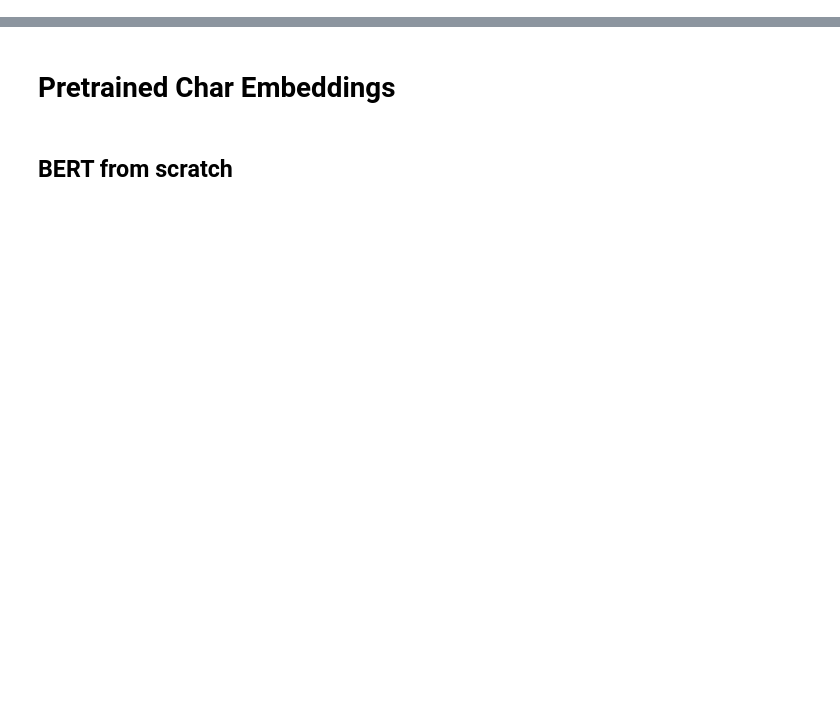
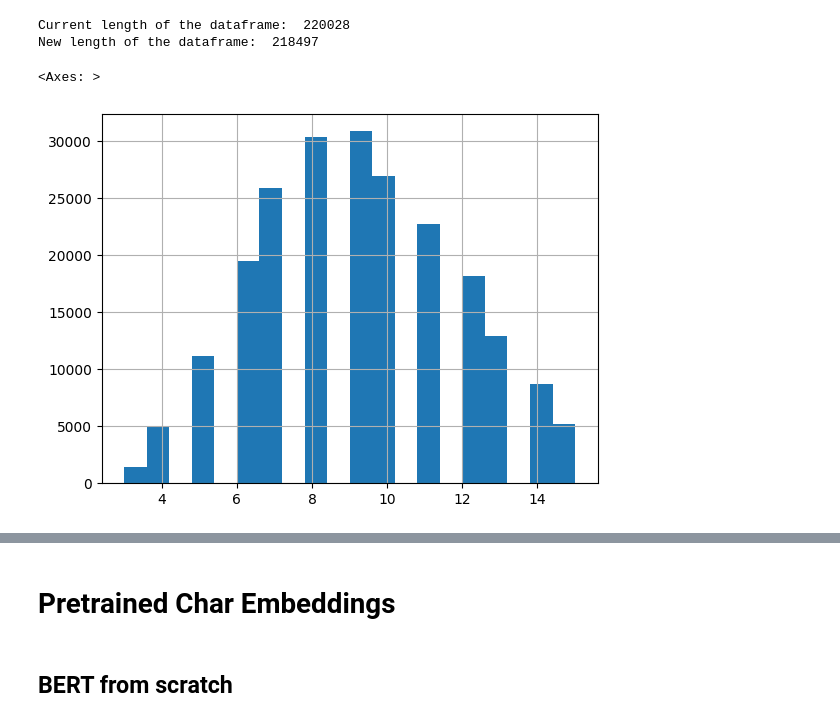
Before and after one commit to ZosoV/pretrained_rl_hangman, a Jupyter notebook: sandbox.ipynb, the cells around one changed output, grey strips where cells are left out. Drawn from its saved outputs; the diff is of its cells as text; code cells hidden in the pictures; blank space fills up the shorter version.

```diff
--- a/sandbox.ipynb
+++ b/sandbox.ipynb
@@ -0,0 +83,38 @@
+# %%
+import re
+
+# Rules for invalid words
+def is_invalid_word(word):
+    # Rule 1: Repeated characters (e.g., "aaaaa")
+    # More than 3 times the same letter
+    if re.search(r"(.)\1{2,}", word):
+        return True
+    # Rule 2: No vowels or semi-vowel (y)
+    if re.match(r"^[^aeiouy]+$", word, re.IGNORECASE):
+        return True
+
+    # Rule 3: Uncommon double vocals
+    # NOTE: double ee or oo are common, but double aa, ii, uu are not
+    # only in some exceptions but as we play hangman it is better to avoid them
+    if re.search(r"(aa|ii|uu)", word):
+        return True
+
+    return False
+
+# Filter out invalid words
+df['invalid'] = df['word'].apply(is_invalid_word)
+df1 = df[df['invalid'] == False]
+
+# Print length change
+print('Current length of the dataframe: ', len(df))
+print('New length of the dataframe: ', len(df1))
+
+df = df1
+
+# Plot the histogram of the length of the words
+df['length'].hist(bins=20)
+# %% [output]
+Current length of the dataframe:  220028
+New length of the dataframe:  218497
+<Axes: >
+[figure, added]
```
Also changed, not shown: parts of 20 cells of this notebook, 9 other files.
